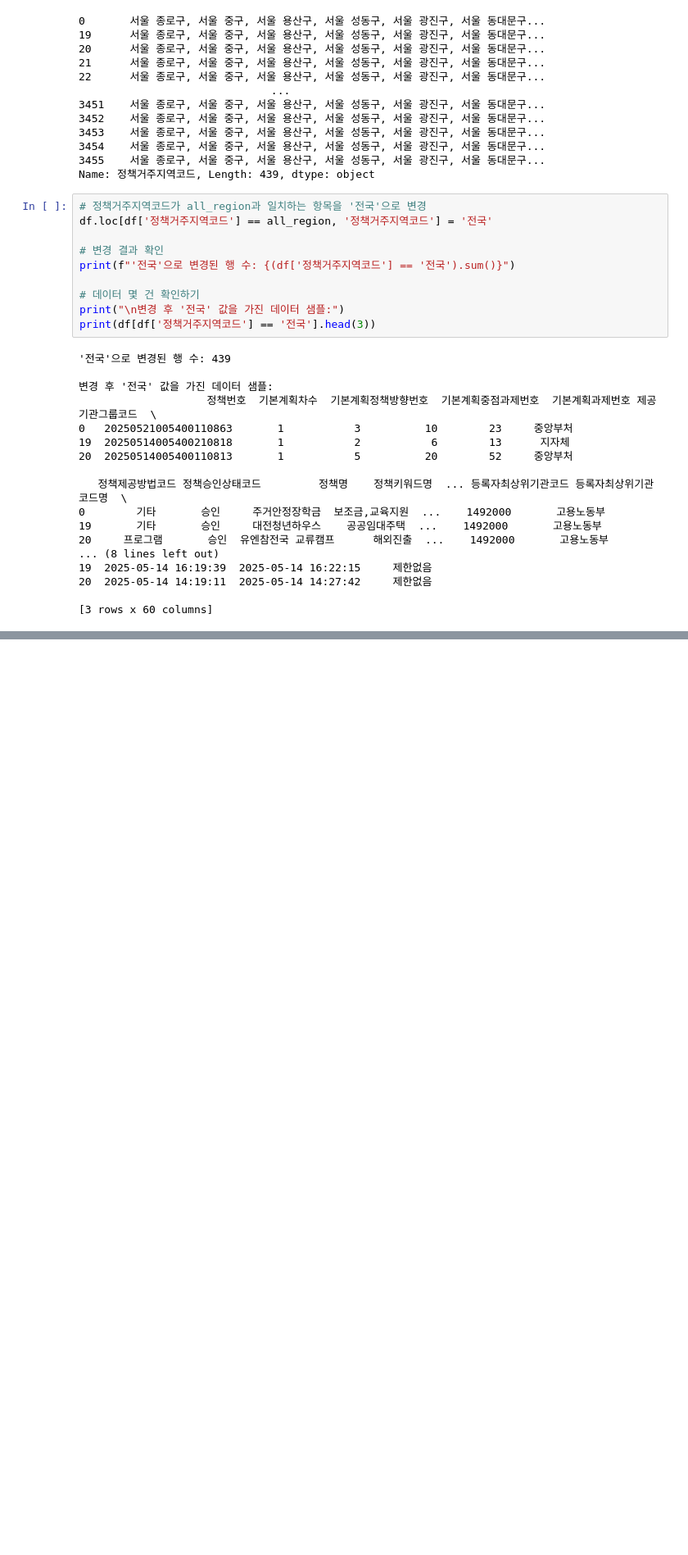
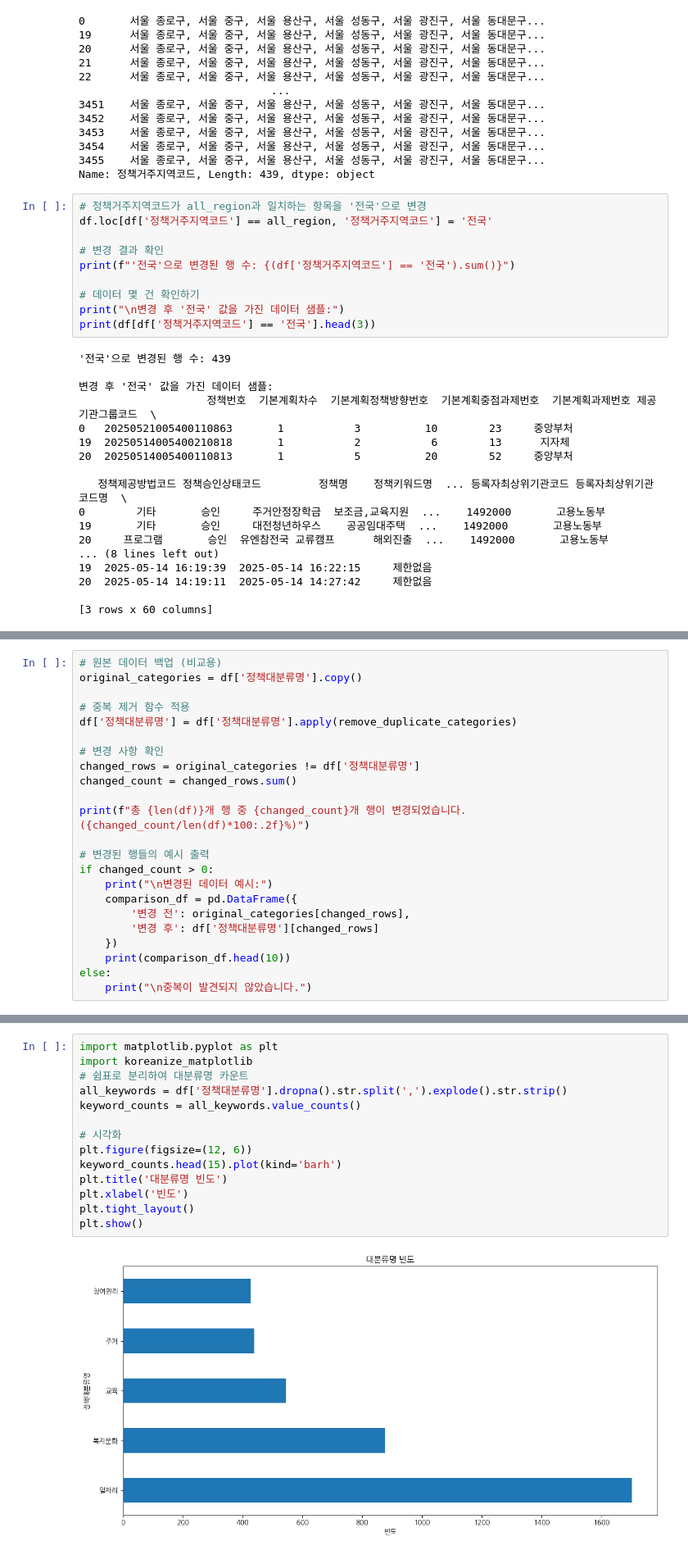
Before and after one commit to SKNETWORKS-FAMILY-AICAMP/SKN10-FINAL-5Team, a Jupyter notebook: data/EDA/EDA_2025-05-28.ipynb, the cells around one changed output, grey strips where cells are left out. Shown at 82% size. Saved outputs shown, nothing was run; the diff lists cells and outputs as text; blank space fills up the shorter version.

```diff
--- a/data/EDA/EDA_2025-05-28.ipynb
+++ b/data/EDA/EDA_2025-05-28.ipynb
@@ -739,0 +812,23 @@ df.to_excel('청년정책목록_전체_매핑완료_3.xlsx', index=False)
+# %%
+# 원본 데이터 백업 (비교용)
+original_categories = df['정책대분류명'].copy()
+
+# 중복 제거 함수 적용
+df['정책대분류명'] = df['정책대분류명'].apply(remove_duplicate_categories)
+
+# 변경 사항 확인
+changed_rows = original_categories != df['정책대분류명']
+changed_count = changed_rows.sum()
+
+print(f"총 {len(df)}개 행 중 {changed_count}개 행이 변경되었습니다. ({changed_count/len(df)*100:.2f}%)")
+
+# 변경된 행들의 예시 출력
+if changed_count > 0:
+    print("\n변경된 데이터 예시:")
+    comparison_df = pd.DataFrame({
+        '변경 전': original_categories[changed_rows],
+        '변경 후': df['정책대분류명'][changed_rows]
+    })
+    print(comparison_df.head(10))
+else:
+    print("\n중복이 발견되지 않았습니다.")
@@ -739,0 +900,16 @@ df.to_excel('청년정책목록_전체_매핑완료_3.xlsx', index=False)
+# %%
+import matplotlib.pyplot as plt
+import koreanize_matplotlib
+# 쉼표로 분리하여 대분류명 카운트
+all_keywords = df['정책대분류명'].dropna().str.split(',').explode().str.strip()
+keyword_counts = all_keywords.value_counts()
+
+# 시각화
+plt.figure(figsize=(12, 6))
+keyword_counts.head(15).plot(kind='barh')
+plt.title('대분류명 빈도')
+plt.xlabel('빈도')
+plt.tight_layout()
+plt.show()
+# %% [output]
+[figure, added]
```
Also changed, not shown: parts of 6 cells of this notebook, 2 other files.
